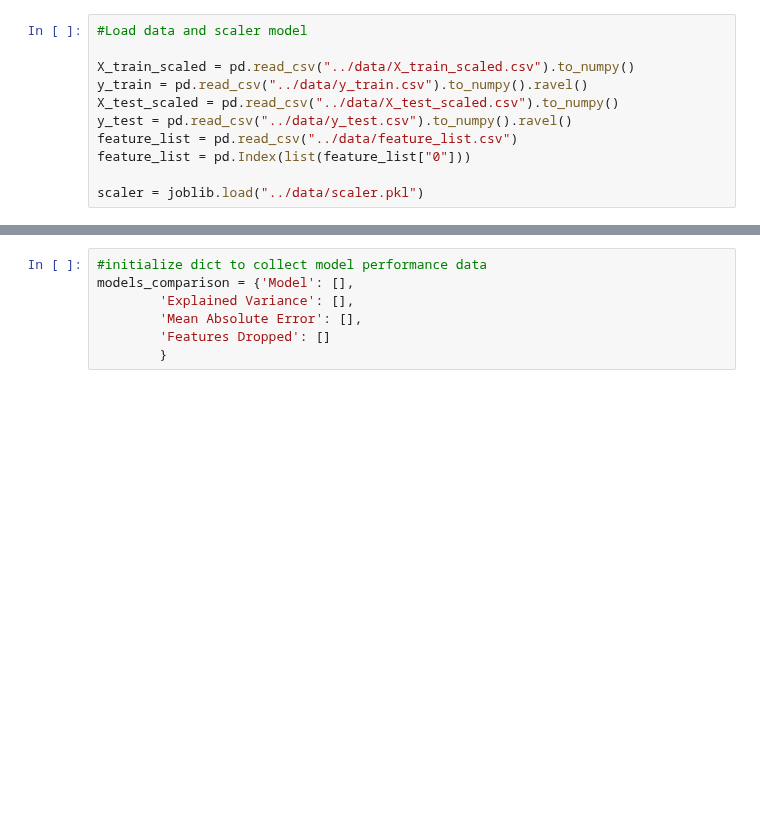
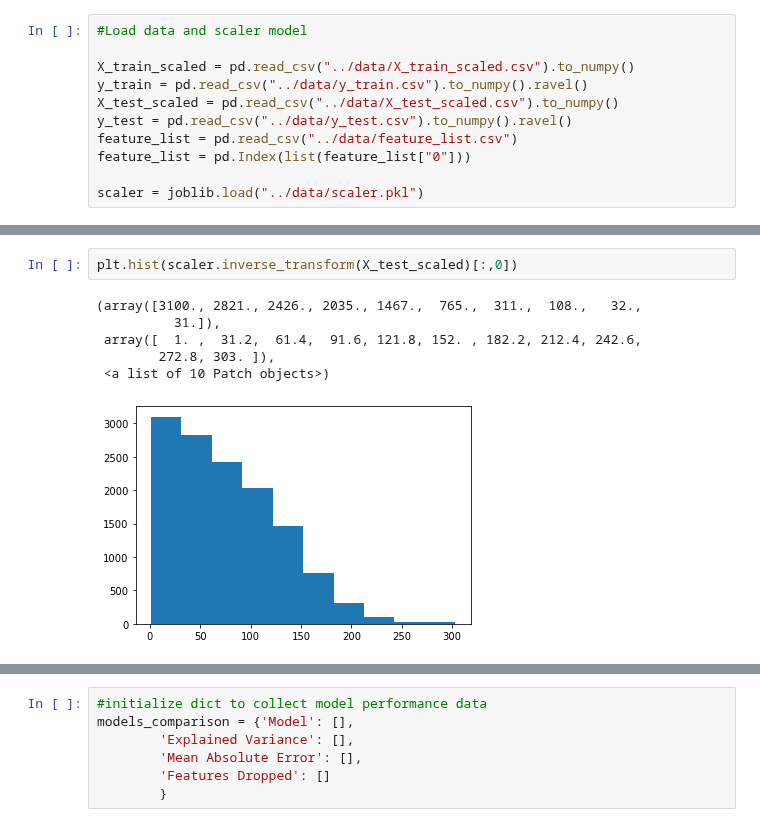
Before and after one commit to andrea-fantini/Predictive_Maintenance_Fanjet, a Jupyter notebook: notebooks/5 - Modeling.ipynb, the cells around one changed output, grey strips where cells are left out. Cells and saved outputs as stored; diff of their text form; blank space fills up the shorter version.

```diff
--- a/notebooks/5 - Modeling.ipynb
+++ b/notebooks/5 - Modeling.ipynb
@@ -33,0 +352,9 @@ scaler = joblib.load("../data/scaler.pkl")
+# %%
+plt.hist(scaler.inverse_transform(X_test_scaled)[:,0])
+# %% [output]
+(array([3100., 2821., 2426., 2035., 1467.,  765.,  311.,  108.,   32.,
+          31.]),
+ array([  1. ,  31.2,  61.4,  91.6, 121.8, 152. , 182.2, 212.4, 242.6,
+        272.8, 303. ]),
+ <a list of 10 Patch objects>)
+[figure, added]
```
Also changed, not shown: parts of 29 cells of this notebook, 5 other files.
